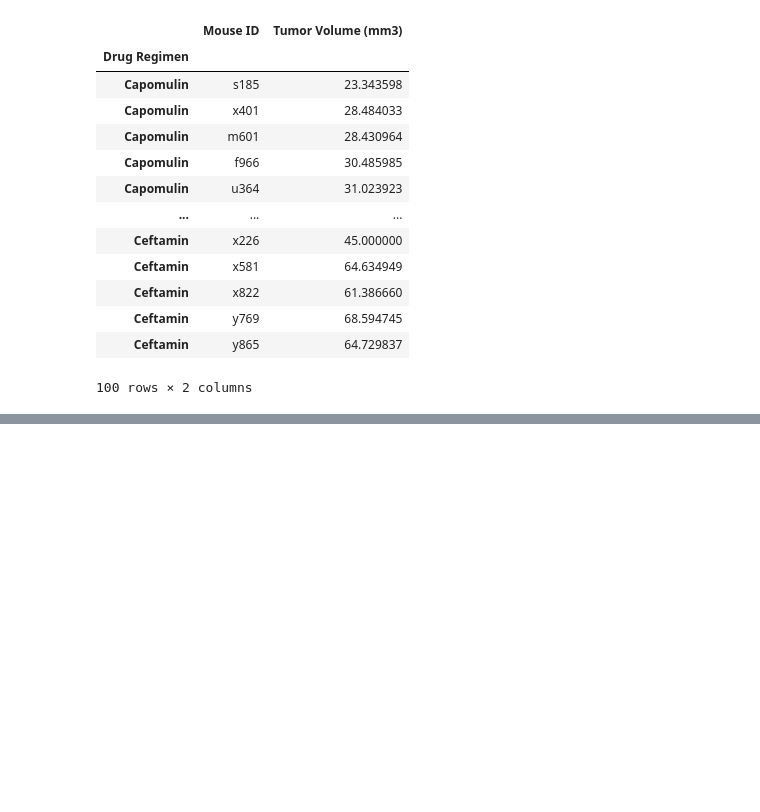
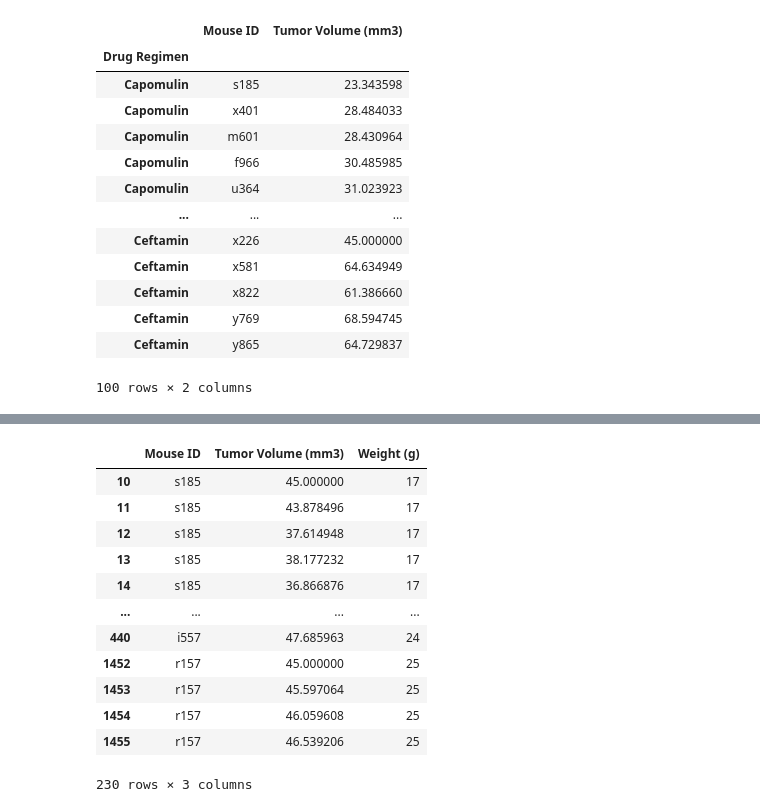
Before and after one commit to jacke1980/mltplotlib_challenge, a Jupyter notebook: Pymaceuticals/pymaceuticals_starter.ipynb, the cells around one changed output, grey strips where cells are left out. Drawn from its saved outputs; the diff is of its cells as text; code cells hidden in the pictures; blank space fills up the shorter version.

```diff
--- a/Pymaceuticals/pymaceuticals_starter.ipynb
+++ b/Pymaceuticals/pymaceuticals_starter.ipynb
@@ -614,0 +635,3 @@ Values above 87.66645829999999 could be outliers.
+# %%
+Scatter_df=Combine_data.loc[Combine_data["Drug Regimen"]=="Capomulin",: ]
+Scatter_df["Mouse ID"].unique()
@@ -614,0 +643,4 @@ Values above 87.66645829999999 could be outliers.
+# %%
+Sctt_df=Scatter_df[["Mouse ID","Drug Regimen","Weight (g)","Timepoint","Tumor Volume (mm3)"]]
+
+Sctt_df.head()
@@ -614,0 +686,21 @@ Values above 87.66645829999999 could be outliers.
+# %%
+
+#CORRALATION AND REGRESSION
+# Calculate the correlation coefficient and linear regression model
+# for mouse weight and average tumor volume for the Capomulin regimen
+Avg_Tumor=Sctt_df[["Mouse ID","Tumor Volume (mm3)","Weight (g)"]]
+Avg_Tumor
+# %% [output]
+|  | Mouse ID | Tumor Volume (mm3) | Weight (g) |
+| 10 | s185 | 45.000000 | 17 |
+| 11 | s185 | 43.878496 | 17 |
+| 12 | s185 | 37.614948 | 17 |
+| 13 | s185 | 38.177232 | 17 |
+| 14 | s185 | 36.866876 | 17 |
+| ... | ... | ... | ... |
+| 440 | i557 | 47.685963 | 24 |
+| 1452 | r157 | 45.000000 | 25 |
+| 1453 | r157 | 45.597064 | 25 |
+| 1454 | r157 | 46.059608 | 25 |
+| 1455 | r157 | 46.539206 | 25 |
+230 rows × 3 columns
```
Also changed, not shown: parts of 42 cells of this notebook.
